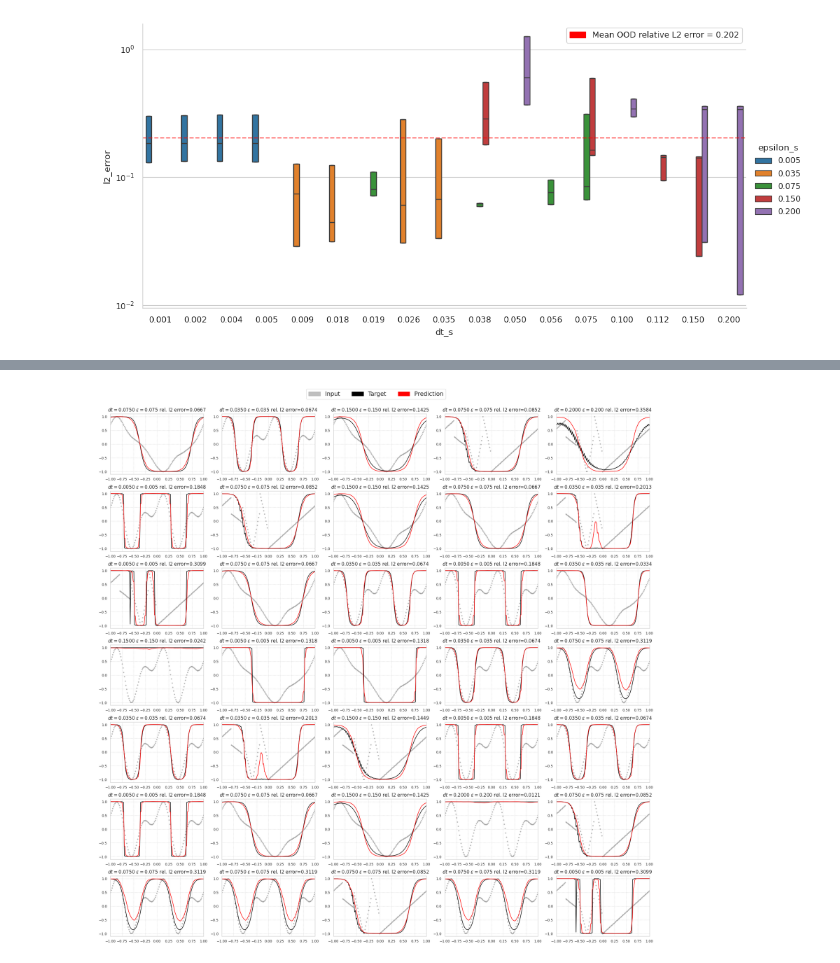
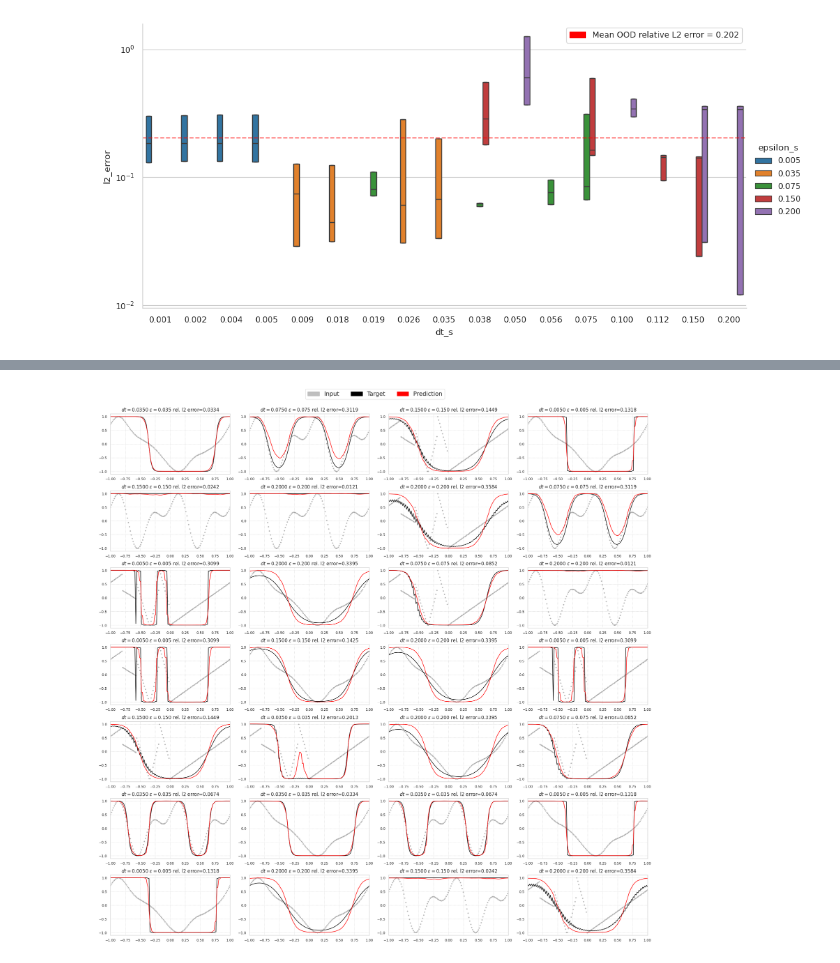
Before and after one commit to benedict-armstrong/FNO-for-Phase-Field-Dynamics, a Jupyter notebook: eval_ood.ipynb, the cells around one changed output, grey strips where cells are left out. Cells and saved outputs as stored; diff of their text form; code cells hidden in the pictures.

Commit message:
updated plots

```diff
--- a/eval_ood.ipynb
+++ b/eval_ood.ipynb
@@ -225,6 +221,6 @@ OOD relative L2 error (Only prediction t_0 -> t_1): 0.16053024291992188
 # %%
-sampler = DataLoader(dataset, batch_size=5, shuffle=True)
-fig, axs = plt.subplots(7, 5, figsize=(20, 20))
+sampler = DataLoader(dataset, batch_size=4, shuffle=True)
+fig, axs = plt.subplots(7, 4, figsize=(20, 20))
 
 fno.eval()
 lines = None
@@ -264,31 +260,31 @@ for i, (ax_rows, (time_delta, eps, input, target)) in enumerate(zip(axs, sampler
 
         l2 = ax.plot(x_grid, target[j], label="Target", color="black")
         l3 = ax.plot(x_grid, p, label="Prediction", color="red")
 
         ax.grid(True, which="both", ls=":")
 
         if i == 0 and j == 0:
             lines = [l1, l2, l3]
 
 labels = [l1.get_label(), l2[0].get_label(), l3[0].get_label()]
 handles = []
 for group_idx in range(len(labels)):
     # Create a simple patch that is the correct colour
     try:
         colour = lines[group_idx][0].get_color()
         opac = lines[group_idx][0].get_alpha()
     except TypeError:
         colour = lines[group_idx].get_facecolor()
         opac = lines[group_idx].get_alpha()
     handles.append(Patch(edgecolor=colour, facecolor=colour, fill=True, alpha=opac))
 # Acutally create our figure legend, using the handles and labels
 fig.legend(
     handles=handles, labels=labels, loc="upper center", ncol=len(labels), fontsize=15
 )
 
 plt.tight_layout()
 plt.subplots_adjust(top=0.95)
 plt.savefig("figures/ac_ood_examples.png")
 plt.show()
 # %% [output]
-[figure, old version]
+[figure, new version]
```
Also changed, not shown: parts of 7 cells of this notebook, 3 other files.
